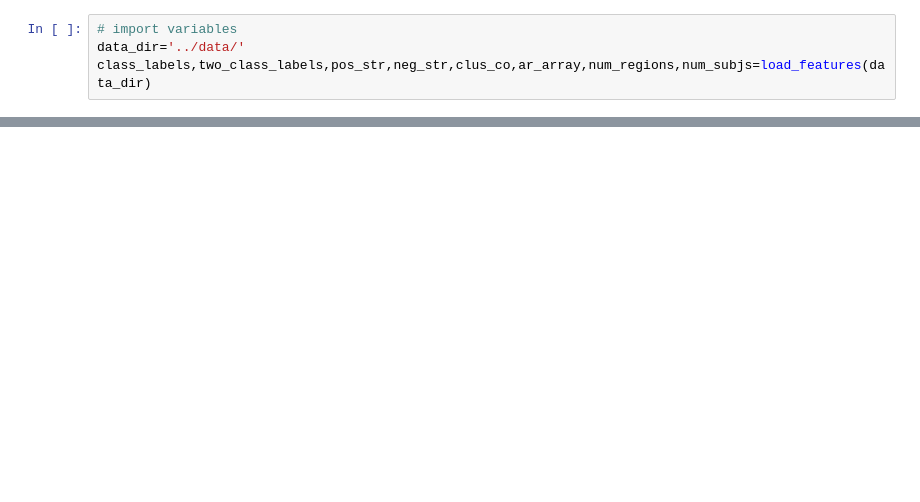
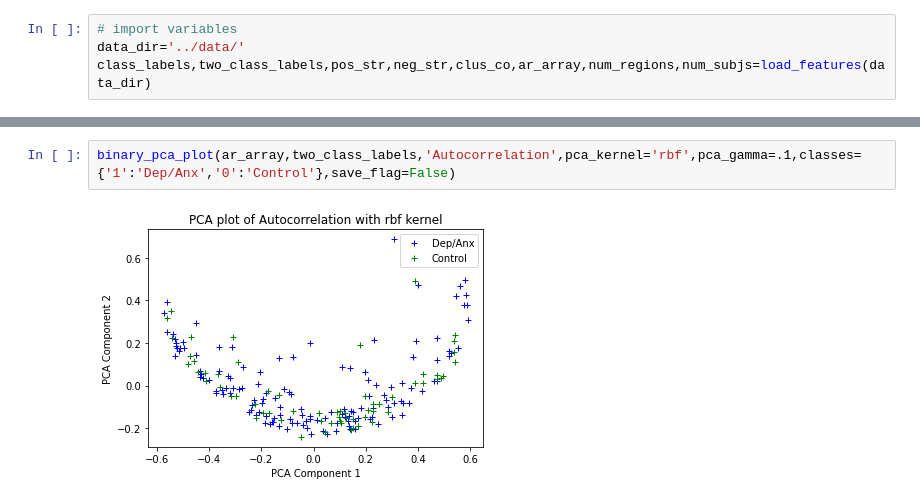
Before and after one commit to sfruf/fMRIAutoregression, a Jupyter notebook: notebooks/all_features_exploration.ipynb, the cells around one changed output, grey strips where cells are left out. Drawn from its saved outputs; the diff is of its cells as text; blank space fills up the shorter version.

Commit message:
Add binary pca plots to all features

```diff
--- a/notebooks/all_features_exploration.ipynb
+++ b/notebooks/all_features_exploration.ipynb
@@ -38,0 +58,4 @@ plt.show()
+# %%
+binary_pca_plot(ar_array,two_class_labels,'Autocorrelation',pca_kernel='rbf',pca_gamma=.1,classes={'1':'Dep/Anx','0':'Control'},save_flag=False)
+# %% [output]
+[figure, added]
```
Also changed, not shown: parts of 7 cells of this notebook, 1 other file.
